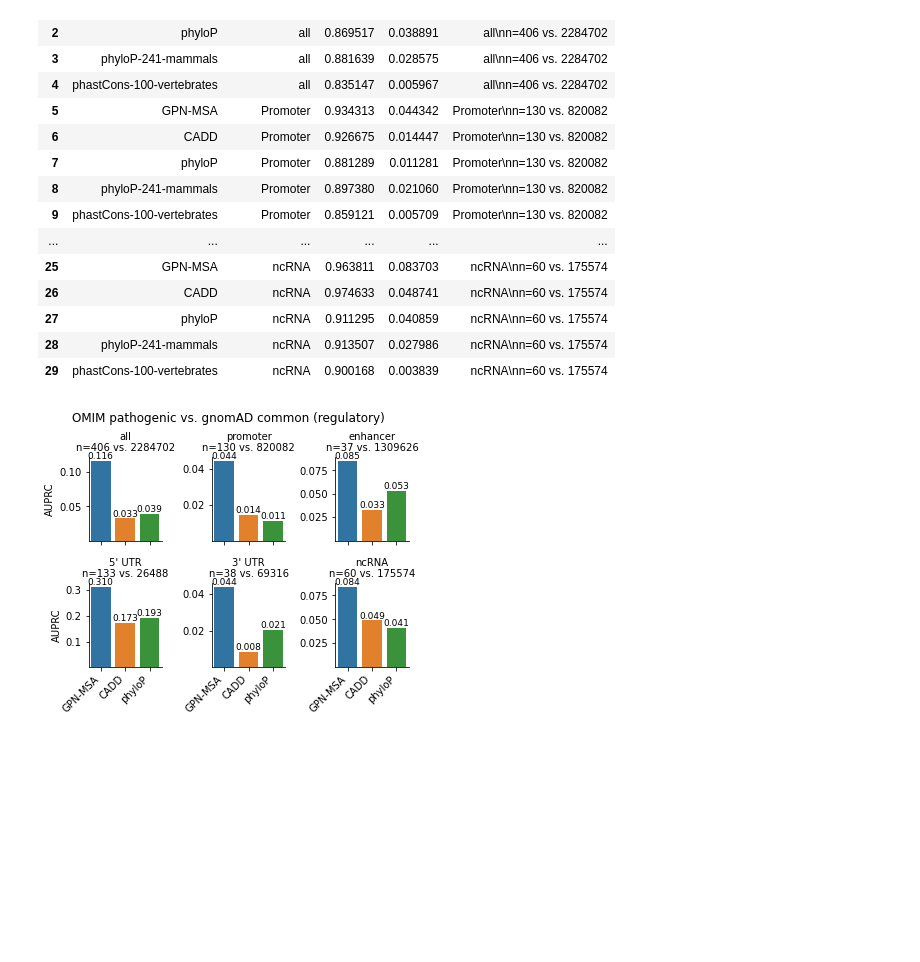
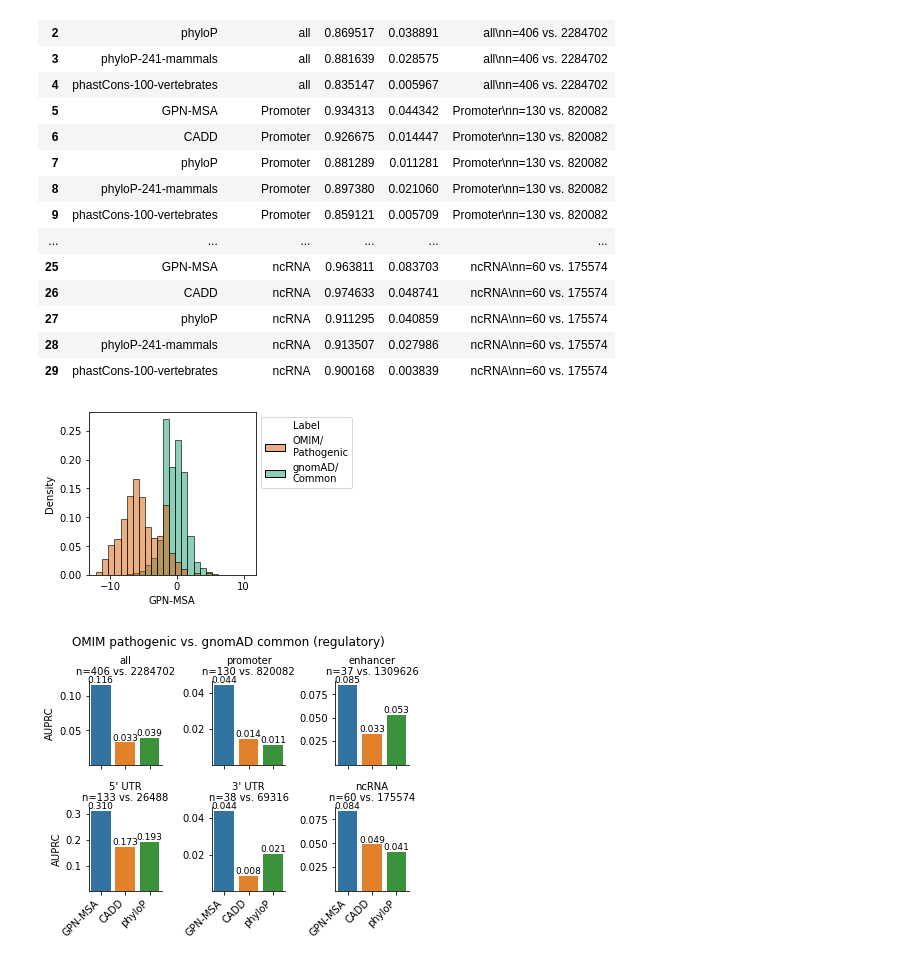
Before and after one commit to songlab-cal/gpn, a Jupyter notebook: analysis/human/workflow/notebooks/vep.ipynb, the cells around one changed output. Drawn from its saved outputs; the diff is of its cells as text; code cells hidden in the pictures; blank space fills up the shorter version.

```diff
--- a/analysis/human/workflow/notebooks/vep.ipynb
+++ b/analysis/human/workflow/notebooks/vep.ipynb
@@ -248,8 +254,8 @@ Found cached dataset parquet (/scratch/users/gbenegas/huggingface-cache/songlab_
 | 9761266 | Y | 7063898 | A | T | Pathogenic | ClinVar | missense_variant | 625467 | no_assertion_criteria_provided | ... |
 9761267 rows × 32 columns
 # %%
-dataset_path = "results/variants_enformer"
-V_enformer = load_dataset("../../" + dataset_path, split="test").to_pandas()
+dataset_path = "results/variants_enformer/"
+V_enformer = pd.read_parquet("../../" + dataset_path + "test.parquet")
 d = Path(f"../../results/preds/{dataset_path}")
 for m in core_models:
     model_name = model_renaming.get(m, m)
@@ -563,6 +577,9 @@ for c in consequence_models:
     V_c = V_omim.copy() if c=="all" else V_omim[V_omim[c]].copy()
     V_c.dropna(subset=consequence_models[c], inplace=True)
 
+    if c == "all":
+        V_omim_all = V_c
+
     n_pos, n_neg = (V_c.label=="Pathogenic").sum(), (V_c.label=="Common").sum()
     subtitle = get_subtitle(c, n_pos, n_neg)
     pos_prop.append(n_pos/(n_pos+n_neg))
@@ -591,6 +608,14 @@ results_omim
 | 27 | phyloP | ncRNA | 0.911295 | 0.040859 | ncRNA\nn=60 vs. 175574 |
 | 28 | phyloP-241-mammals | ncRNA | 0.913507 | 0.027986 | ncRNA\nn=60 vs. 175574 |
 | 29 | phastCons-100-vertebrates | ncRNA | 0.900168 | 0.003839 | ncRNA\nn=60 vs. 175574 |
+# %%
+histplot_label(
+    V_omim_all,
+    hue_order=["OMIM/\nPathogenic", "gnomAD/\nCommon"],
+    #save_path="hist_omim.svg",
+)
+# %% [output]
+[figure, new version]
 # %%
 replacements = {"Promoter": "promoter", "Enhancer": "enhancer"}
 
```
Also changed, not shown: parts of 9 cells of this notebook, 1 other file.
